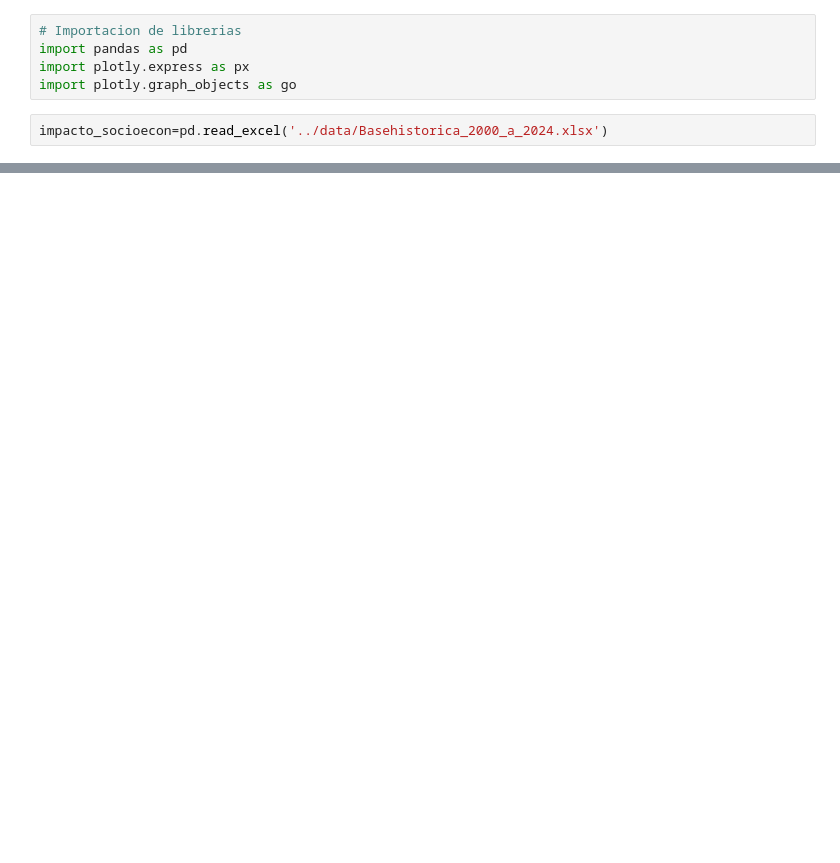
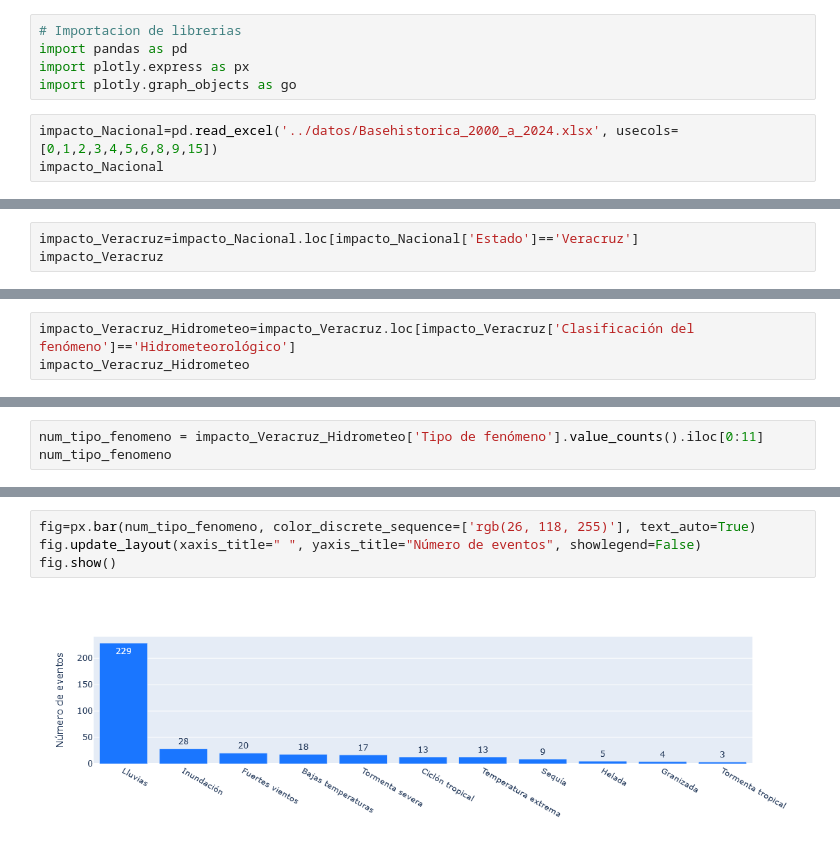
Before and after one commit to enrique34vera/MareaDeDatODS, a Jupyter notebook: scripts/002_LecturaGraficaDatosCENAPRED.ipynb, the cells around one changed output, grey strips where cells are left out. Drawn from its saved outputs; the diff is of its cells as text; blank space fills up the shorter version.

```diff
--- a/scripts/002_LecturaGraficaDatosCENAPRED.ipynb
+++ b/scripts/002_LecturaGraficaDatosCENAPRED.ipynb
@@ -4,5 +4,6 @@ import pandas as pd
 import plotly.express as px
 import plotly.graph_objects as go
 # %%
-impacto_socioecon=pd.read_excel('../data/Basehistorica_2000_a_2024.xlsx')
+impacto_Nacional=pd.read_excel('../datos/Basehistorica_2000_a_2024.xlsx', usecols=[0,1,2,3,4,5,6,8,9,15])
+impacto_Nacional
 # %% [output]
@@ -9,0 +23,3 @@ ImportError: `Import openpyxl` failed.  Use pip or conda to install the openpyxl
+# %%
+impacto_Veracruz=impacto_Nacional.loc[impacto_Nacional['Estado']=='Veracruz']
+impacto_Veracruz
@@ -9,0 +40,3 @@ ImportError: `Import openpyxl` failed.  Use pip or conda to install the openpyxl
+# %%
+impacto_Veracruz_Hidrometeo=impacto_Veracruz.loc[impacto_Veracruz['Clasificación del fenómeno']=='Hidrometeorológico']
+impacto_Veracruz_Hidrometeo
@@ -9,0 +68,3 @@ ImportError: `Import openpyxl` failed.  Use pip or conda to install the openpyxl
+# %%
+num_tipo_fenomeno = impacto_Veracruz_Hidrometeo['Tipo de fenómeno'].value_counts().iloc[0:11]
+num_tipo_fenomeno
@@ -9,0 +85,6 @@ ImportError: `Import openpyxl` failed.  Use pip or conda to install the openpyxl
+# %%
+fig=px.bar(num_tipo_fenomeno, color_discrete_sequence=['rgb(26, 118, 255)'], text_auto=True)
+fig.update_layout(xaxis_title=" ", yaxis_title="Número de eventos", showlegend=False)
+fig.show()
+# %% [output]
+[figure, added]
```
Also changed, not shown: parts of 7 cells of this notebook, 5 other files.
